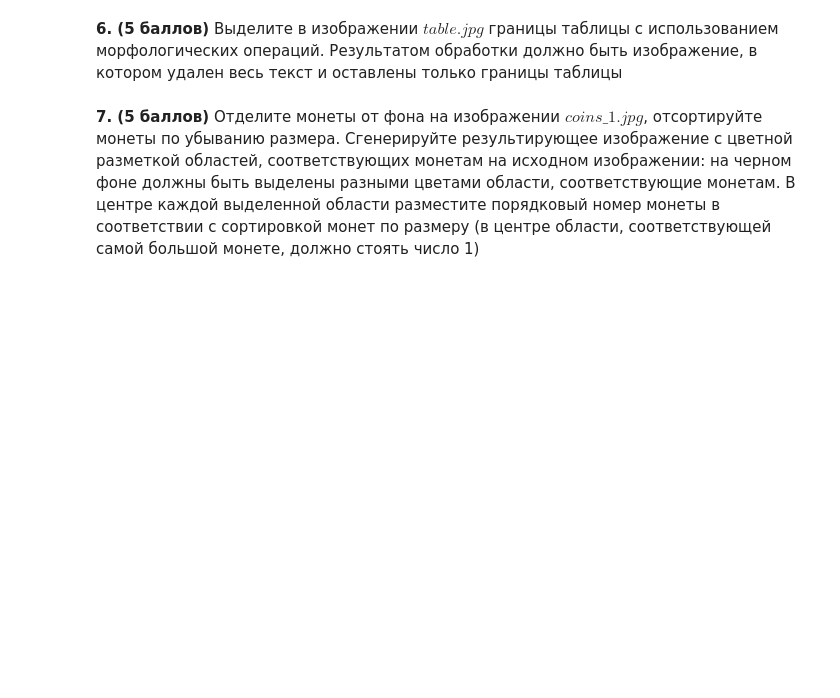
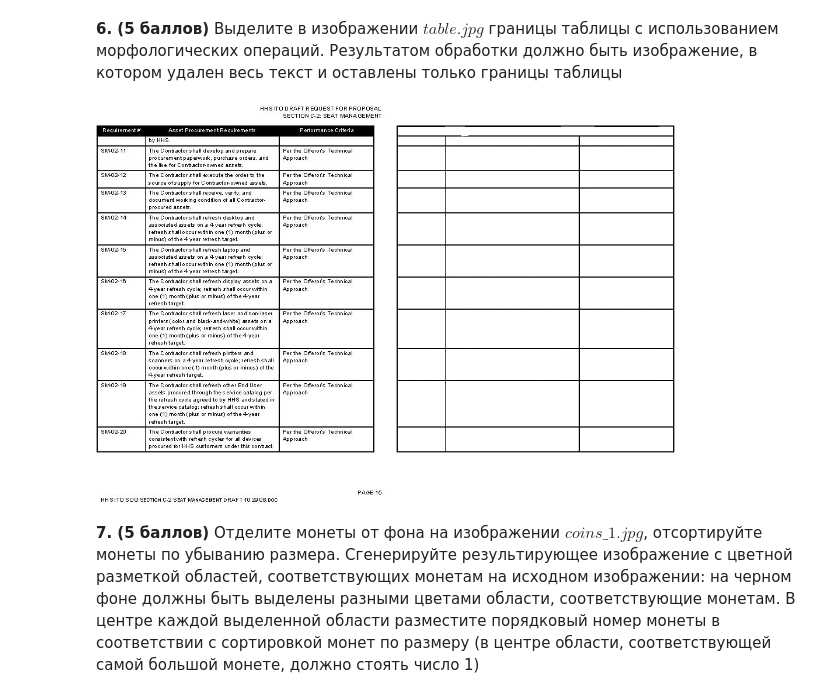
Before and after one commit to dariadiatlova/CV, a Jupyter notebook: hw-02/hw2.ipynb, the cells around one changed output. Drawn from its saved outputs; the diff is of its cells as text; code cells hidden in the pictures; blank space fills up the shorter version.

```diff
--- a/hw-02/hw2.ipynb
+++ b/hw-02/hw2.ipynb
@@ -169,2 +167,34 @@ table = cv2.imread("table.jpg") show(table, size=10)
+# %%
+table = cv2.imread("/content/drive/MyDrive/Colab Notebooks/CV/hw2/table.jpg")
+gray_table = cv2.cvtColor(table, cv2.COLOR_BGR2GRAY)
+
+gray = cv2.bitwise_not(gray_table)
+thresh = cv2.adaptiveThreshold(gray, 255, cv2.ADAPTIVE_THRESH_MEAN_C, cv2.THRESH_BINARY, 15, -85)
+
+# detact vertical lines
+vertical = deepcopy(thresh)
+vertical_size = int(vertical.shape[0] / 10)
+verticalStructure = cv2.getStructuringElement(cv2.MORPH_RECT, (1, vertical_size))
+vertical = cv2.erode(vertical, verticalStructure)
+vertical = cv2.dilate(vertical, verticalStructure)
+
+# detact horizontal lines
+horizontal = deepcopy(thresh)
+horizontal_size = int(horizontal.shape[1] / 10)
+horizontalStructure = cv2.getStructuringElement(cv2.MORPH_RECT, (horizontal_size, 1))
+horizontal = cv2.erode(horizontal, horizontalStructure)
+horizontal = cv2.dilate(horizontal, horizontalStructure)
+
+# empty table from text
+text_extraxted = cv2.subtract(gray, vertical + horizontal)
+table_extraxted = cv2.absdiff(gray, text_extraxted)
+table_extraxted = cv2.bitwise_not(table_extraxted)
+
+resize = lambda image: cv2.resize(image,(300,400))
+tabels = [resize(gray_table), resize(table_extraxted)]
+collage = np.hstack(tabels)
+cv2_imshow(collage)
+# %% [output]
+[figure, added]
 # %% [markdown]
 **7. (5 баллов)** Отделите монеты от фона на изображении $coins\_1.jpg$, отсортируйте монеты по убыванию размера. Сгенерируйте результирующее изображение с цветной разметкой областей, соответствующих монетам на исходном изображении: на черном фоне должны быть выделены разными цветами области, соответствующие монетам. В центре каждой выделенной области разместите порядковый номер монеты в соответствии с сортировкой монет по размеру (в центре области, соответствующей самой большой монете, должно стоять число 1)
```
Also changed, not shown: parts of 3 cells of this notebook.
